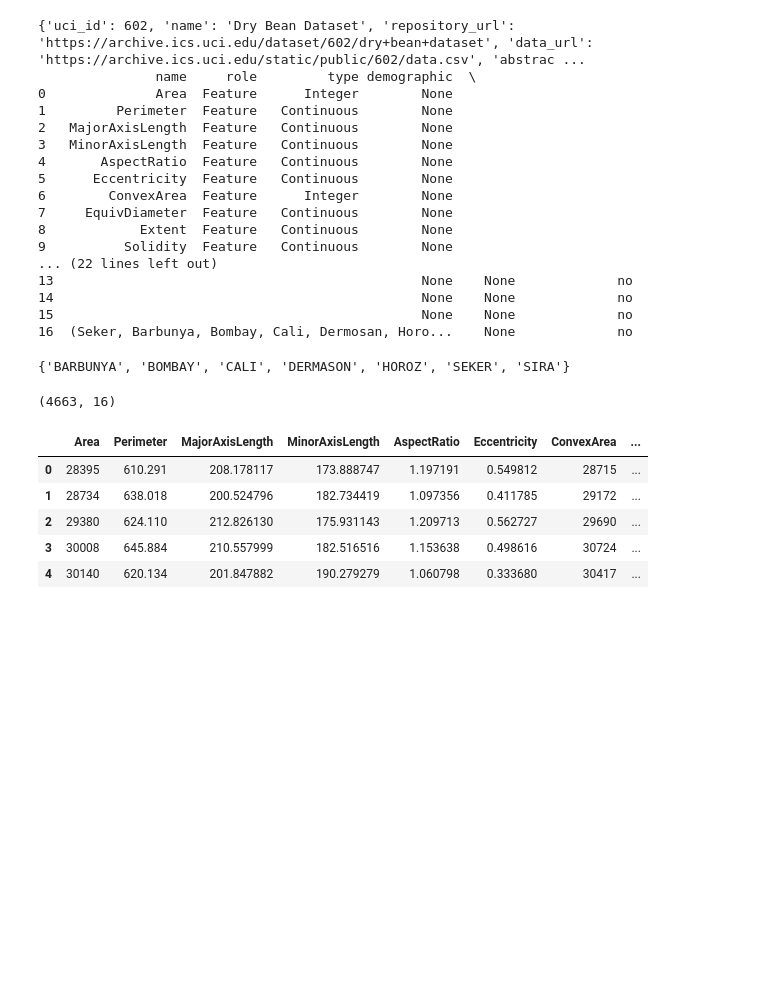
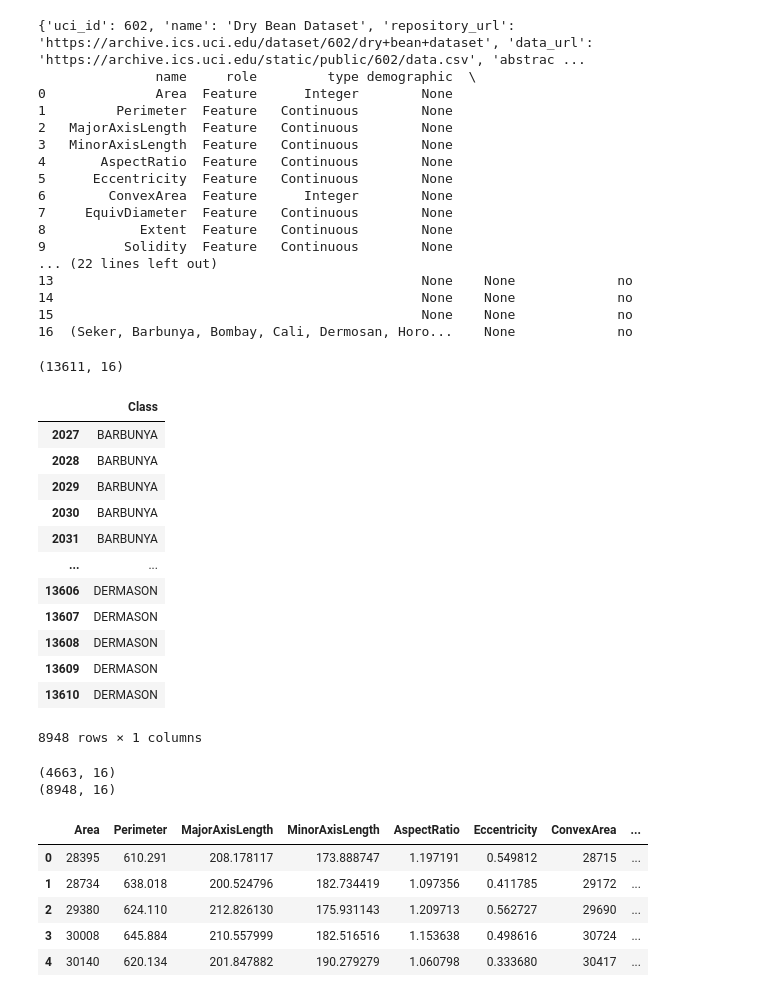
Before and after one commit to TheFloatingString/additional-cpca-experiments, a Jupyter notebook: notebooks/Beans_Dataset_Experiment.ipynb, the cells around one changed output. Saved outputs shown, nothing was run; the diff lists cells and outputs as text; code cells hidden in the pictures; blank space fills up the shorter version.

```diff
--- a/notebooks/Beans_Dataset_Experiment.ipynb
+++ b/notebooks/Beans_Dataset_Experiment.ipynb
@@ -65,10 +62,26 @@ print(dry_bean_dataset.variables)
 14                                               None    None             no
 15                                               None    None             no
 16  (Seker, Barbunya, Bombay, Cali, Dermosan, Horo...    None             no
-# %%
-set(df_targets["Class"].values)
-# %% [output]
-{'BARBUNYA', 'BOMBAY', 'CALI', 'DERMASON', 'HOROZ', 'SEKER', 'SIRA'}
+# %%
+print(X.shape)
+# %% [output]
+(13611, 16)
+# %%
+df_targets[~df_targets.Class.isin(["SEKER", "SIRA"])]
+# %% [output]
+|  | Class |
+| 2027 | BARBUNYA |
+| 2028 | BARBUNYA |
+| 2029 | BARBUNYA |
+| 2030 | BARBUNYA |
+| 2031 | BARBUNYA |
+| ... | ... |
+| 13606 | DERMASON |
+| 13607 | DERMASON |
+| 13608 | DERMASON |
+| 13609 | DERMASON |
+| 13610 | DERMASON |
+8948 rows × 1 columns
 # %%
 import numpy as np
 df_features = dry_bean_dataset.data["features"]
@@ -94,9 +108,11 @@ X_data_noise = cali_features
 # PCA applications -> limited, notably to bioinformatics + financial, + visualization
 # Quantify when it works -> use the backgrounds approach
 # %%
-X_data.shape
+print(X_data.shape)
+print(X_data_noise.shape)
 # %% [output]
 (4663, 16)
+(8948, 16)
 # %%
 seker_features.head()
 # %% [output]
```
Also changed, not shown: parts of 7 cells of this notebook.
